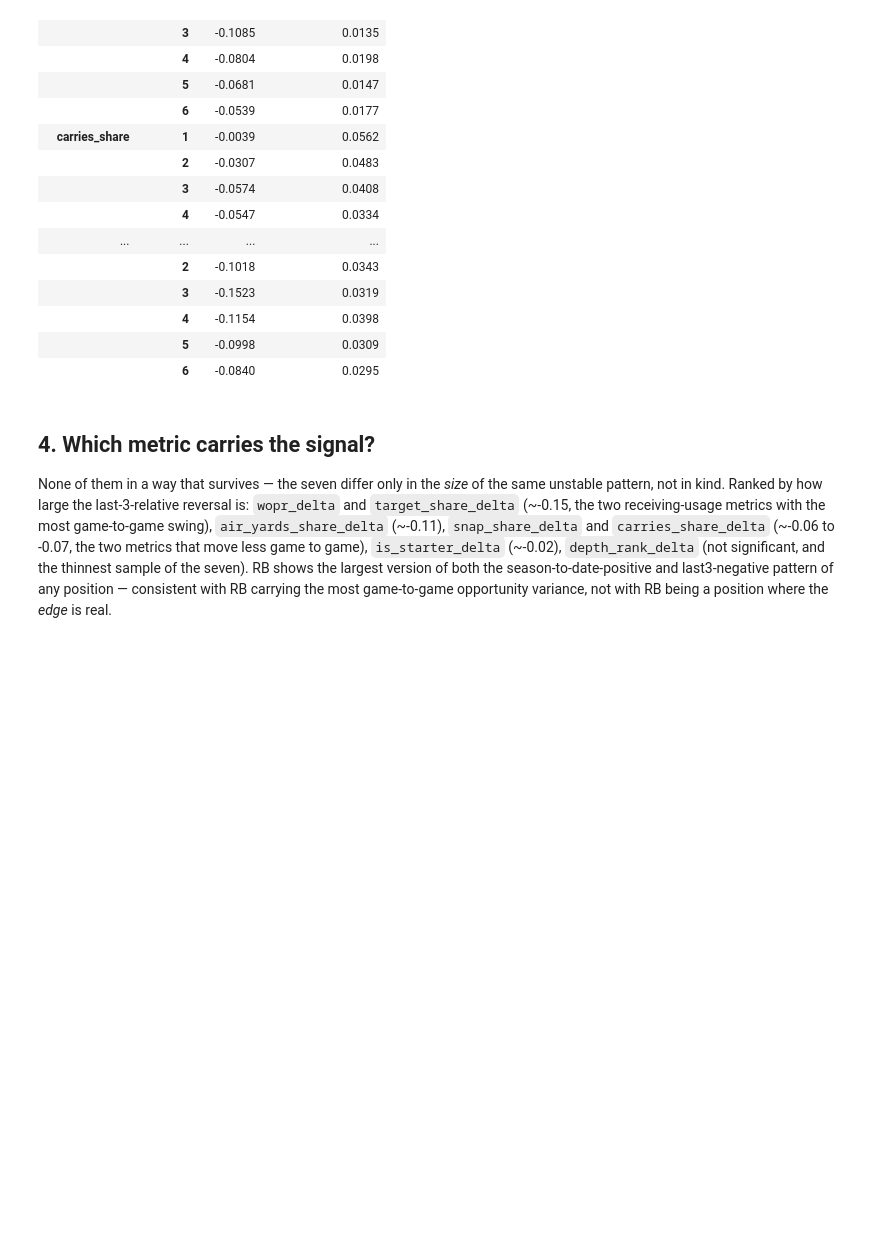
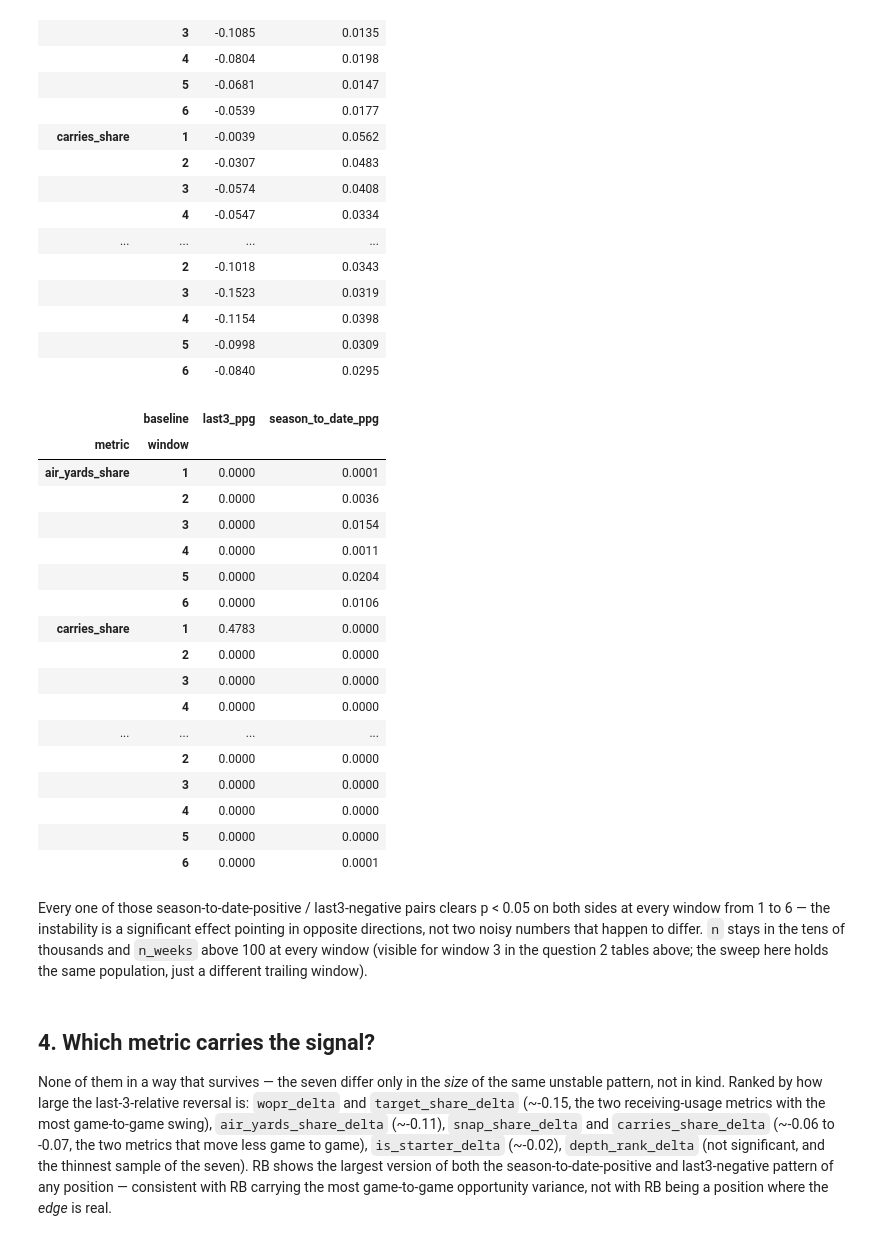
Before and after one commit to CommonFox/going-deep, a Jupyter notebook: notebooks/role_trend.ipynb, the cells around one changed output. Cells and saved outputs as stored; diff of their text form; code cells hidden in the pictures; blank space fills up the shorter version.

```diff
--- a/notebooks/role_trend.ipynb
+++ b/notebooks/role_trend.ipynb
@@ -435,7 +440,9 @@ window_results = pd.concat(window_results, ignore_index=True)
 window_summary = window_results[
     (window_results["position"] == "ALL")
     & (window_results["baseline"].isin(["season_to_date_ppg", "last3_ppg"]))
-][["metric", "window", "baseline", "incremental_rho", "p_value"]]
+][["metric", "window", "baseline", "n", "n_weeks", "incremental_rho", "p_value"]]
+
+# Effect size across the sweep, at a glance...
 window_summary.pivot_table(
     index=["metric", "window"], columns="baseline", values="incremental_rho"
 ).round(4)
@@ -458,6 +465,32 @@ window_summary.pivot_table(
 |  | 4 | -0.1154 | 0.0398 |
 |  | 5 | -0.0998 | 0.0309 |
 |  | 6 | -0.0840 | 0.0295 |
+# %%
+# ...and the significance behind it, at every window, not just the shipped one (window 3).
+window_summary.pivot_table(
+    index=["metric", "window"], columns="baseline", values="p_value"
+).round(4)
+# %% [output]
+|  | baseline | last3_ppg | season_to_date_ppg |
+| metric | window |  |  |
+| air_yards_share | 1 | 0.0000 | 0.0001 |
+|  | 2 | 0.0000 | 0.0036 |
+|  | 3 | 0.0000 | 0.0154 |
+|  | 4 | 0.0000 | 0.0011 |
+|  | 5 | 0.0000 | 0.0204 |
+|  | 6 | 0.0000 | 0.0106 |
+| carries_share | 1 | 0.4783 | 0.0000 |
+|  | 2 | 0.0000 | 0.0000 |
+|  | 3 | 0.0000 | 0.0000 |
+|  | 4 | 0.0000 | 0.0000 |
+| ... | ... | ... | ... |
+|  | 2 | 0.0000 | 0.0000 |
+|  | 3 | 0.0000 | 0.0000 |
+|  | 4 | 0.0000 | 0.0000 |
+|  | 5 | 0.0000 | 0.0000 |
+|  | 6 | 0.0000 | 0.0001 |
+# %% [markdown]
+Every one of those season-to-date-positive / last3-negative pairs clears p < 0.05 on both sides at every window from 1 to 6 — the instability is a significant effect pointing in opposite directions, not two noisy numbers that happen to differ. `n` stays in the tens of thousands and `n_weeks` above 100 at every window (visible for window 3 in the question 2 tables above; the sweep here holds the same population, just a different trailing window).
 # %% [markdown]
 <a id="q4"></a>
 ## 4. Which metric carries the signal?
```
Also changed, not shown: parts of 3 cells of this notebook.
